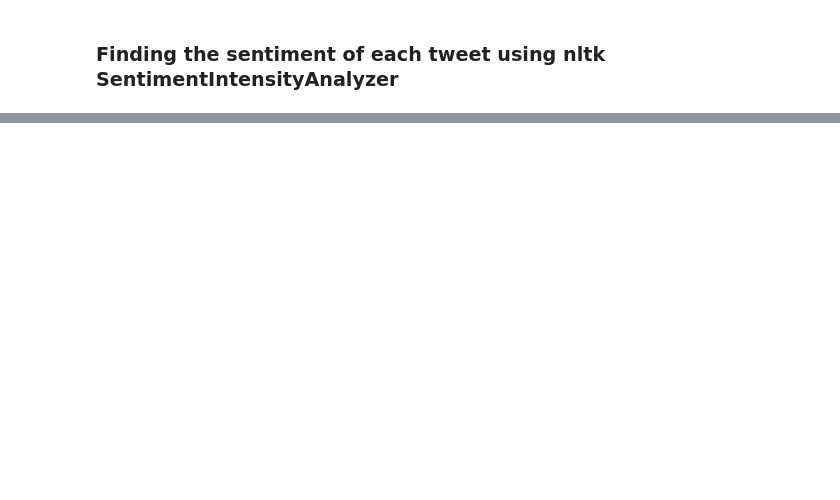
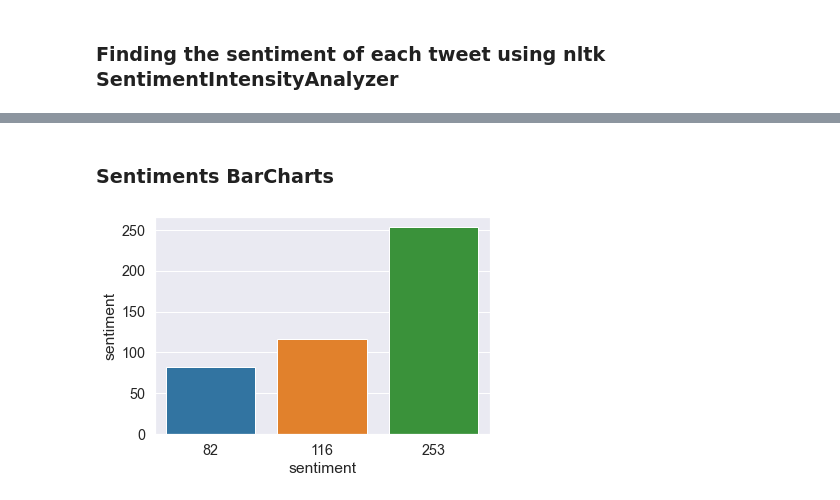
Before and after one commit to MestreD/NLP_Task, a Jupyter notebook: NLP_Task.ipynb, the cells around one changed output, grey strips where cells are left out. Saved outputs shown, nothing was run; the diff lists cells and outputs as text; code cells hidden in the pictures; blank space fills up the shorter version.

```diff
--- a/NLP_Task.ipynb
+++ b/NLP_Task.ipynb
@@ -224,0 +214,18 @@ ford
+# %%
+# Total sentiment count
+total_tesla_sentiment_count =  tesla.groupby('sentiment')['sentiment'].count()
+df = total_tesla_sentiment_count.to_frame()
+print(df.columns)
+#df = pd.DataFrame(total_tesla_sentiment_count, columns=("tweet_date", "sentiment", "count"))
+print(df)
+#total_ford_sentiment_count =  ford.groupby('sentiment')['sentiment'].count()
+print("Total sentiment count of Ford:")
+print(total_ford_sentiment_count)
+print("\nTotal sentiment count of Tesla: ")
+#total_tesla_sentiment_count
+# Sentiment count by day
+day_tesla_sentiment_count = tesla.groupby([pd.Grouper(key='tweet_date', axis=0,
+                      freq='D', sort=True), "sentiment"])['sentiment'].count()
+day_ford_sentiment_count = ford.groupby([pd.Grouper(key='tweet_date', axis=0,
+                      freq='D', sort=True), "sentiment"])['sentiment'].count()
+day_tesla_sentiment_count
@@ -224,0 +252,7 @@ ford
+# %% [markdown]
+### Sentiments BarCharts
+# %%
+sns.barplot(x="sentiment", y="sentiment", data=df)
+plt.show()
+# %% [output]
+[figure, added]
```
Also changed, not shown: parts of 11 cells of this notebook.
